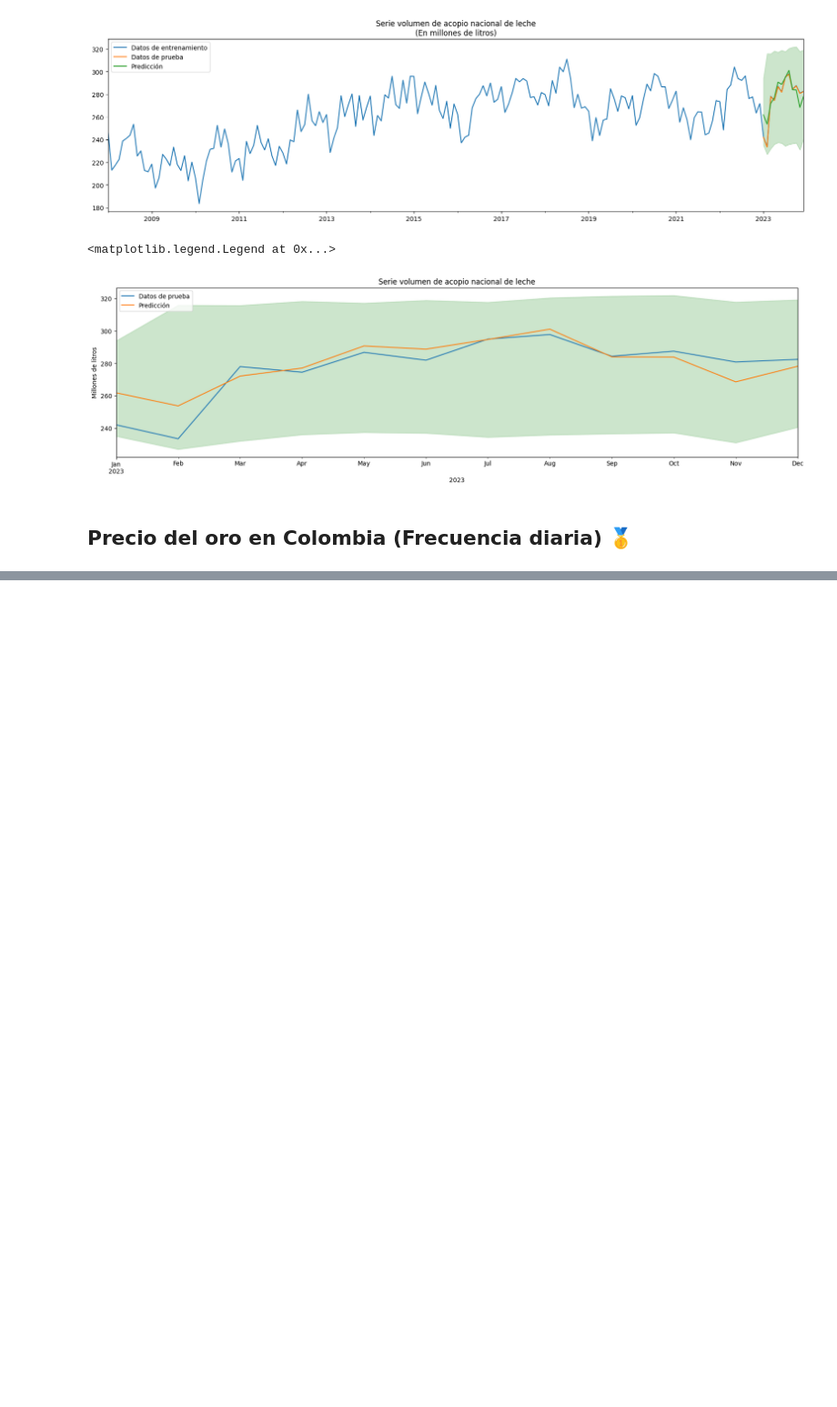
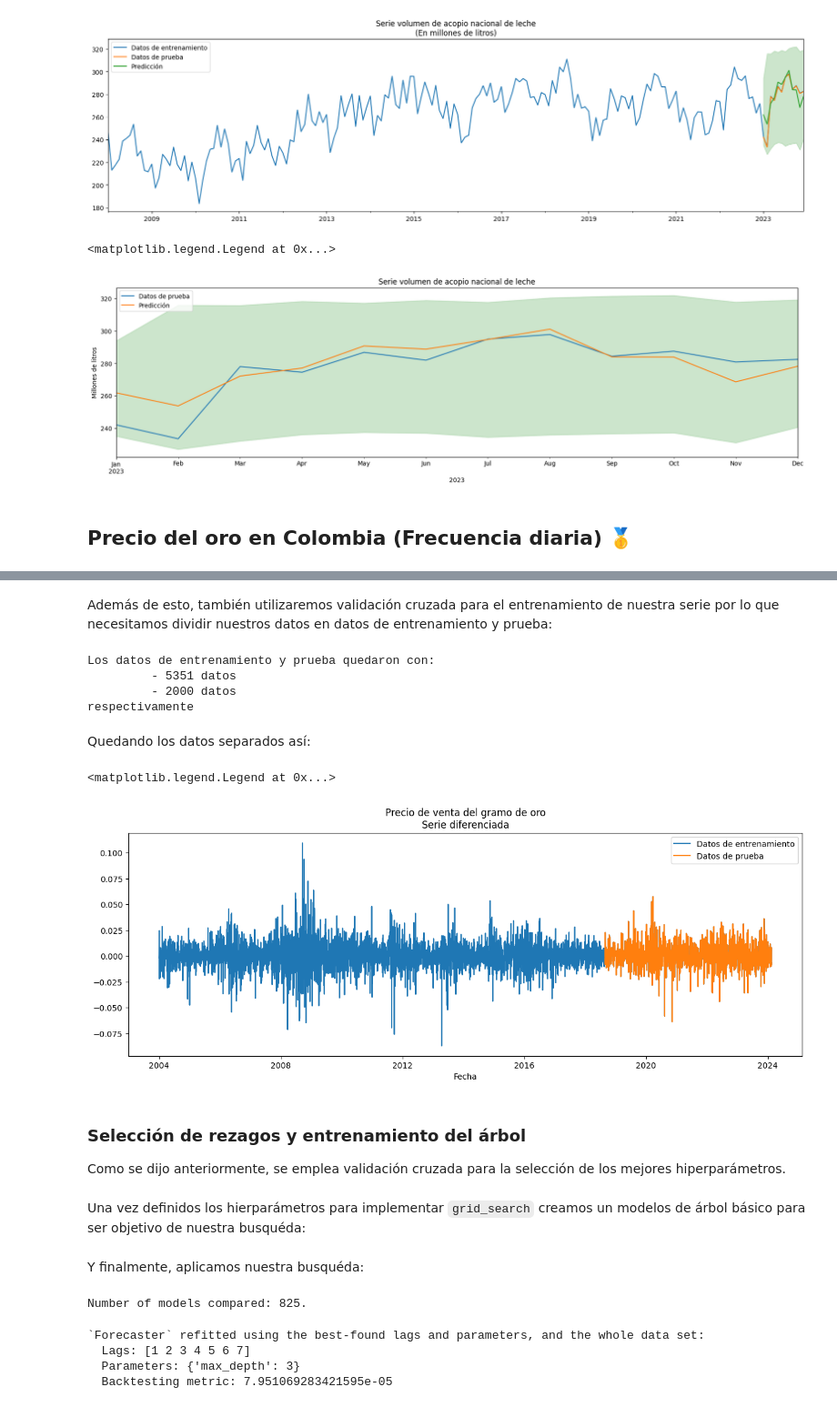
Before and after one commit to Mendivenson/Series-de-tiempo, a Jupyter notebook: Avance 2/Avance 2.ipynb, the cells around one changed output, grey strips where cells are left out. Shown at 91% size. Cells and saved outputs as stored; diff of their text form; code cells hidden in the pictures; blank space fills up the shorter version.

```diff
--- a/Avance 2/Avance 2.ipynb
+++ b/Avance 2/Avance 2.ipynb
@@ -576,0 +615,4 @@ ax.legend(loc = 'upper left')
+# %%
+date_index = pd.date_range(start = '2004-01', periods = len(diffOro), freq = 'D')
+oro = pd.Series(diffOro, index = date_index)
+oro
@@ -576,0 +632,33 @@ ax.legend(loc = 'upper left')
+# %% [markdown]
+Además de esto, también utilizaremos validación cruzada para el entrenamiento de nuestra serie por lo que necesitamos dividir nuestros datos en datos de entrenamiento y prueba:
+# %%
+oro_train = oro[0:-2000]
+oro_test = oro[-2000:len(oro)]
+print(f'Los datos de entrenamiento y prueba quedaron con:\n\t - {len(oro_train)} datos\n\t - {len(oro_test)} datos\nrespectivamente')
+# %% [output]
+Los datos de entrenamiento y prueba quedaron con:
+         - 5351 datos
+         - 2000 datos
+respectivamente
+# %% [markdown]
+Quedando los datos separados así:
+# %%
+# Tamaño del gráfico
+plot.figure(figsize = (15,5))
+
+# Datos de entrenamiento
+plot.plot(oro.index, oro, label = 'Datos de entrenamiento')
+
+# Datos de prueba
+plot.plot(oro_test.index, oro_test, label = 'Datos de prueba')
+
+# Títulos y leyendas
+plot.title('Precio de venta del gramo de oro\nSerie diferenciada')
+plot.xlabel('Fecha')
+plot.legend(loc = 'upper right')
+# %% [output]
+<matplotlib.legend.Legend at 0x...>
+[figure, added]
+# %% [markdown]
+### **Selección de rezagos y entrenamiento del árbol**
+Como se dijo anteriormente, se emplea validación cruzada para la selección de los mejores hiperparámetros.
@@ -576,0 +668,2 @@ ax.legend(loc = 'upper left')
+# %% [markdown]
+Una vez definidos los hierparámetros para implementar `grid_search` creamos un modelos de árbol básico para ser objetivo de nuestra busquéda:
@@ -576,0 +675,22 @@ ax.legend(loc = 'upper left')
+# %% [markdown]
+Y finalmente, aplicamos nuestra busquéda:
+# %%
+tuning_oro = grid_search_forecaster(
+                        forecaster         = tree_oro,
+                        y                  = oro_train,
+                        param_grid         = parametros,
+                        lags_grid          = rezagos,
+                        steps              = 7,
+                        refit              = True,
+                        metric             = 'mean_squared_error',
+                        initial_train_size = int(len(oro_train)*0.7),
+                        fixed_train_size   = True,
+                        return_best        = True,
+                        verbose            = False
+               )
+# %% [output]
+Number of models compared: 825.
+`Forecaster` refitted using the best-found lags and parameters, and the whole data set:
+  Lags: [1 2 3 4 5 6 7]
+  Parameters: {'max_depth': 3}
+  Backtesting metric: 7.951069283421595e-05
```
Also changed, not shown: parts of 41 cells of this notebook, 3 other files.
